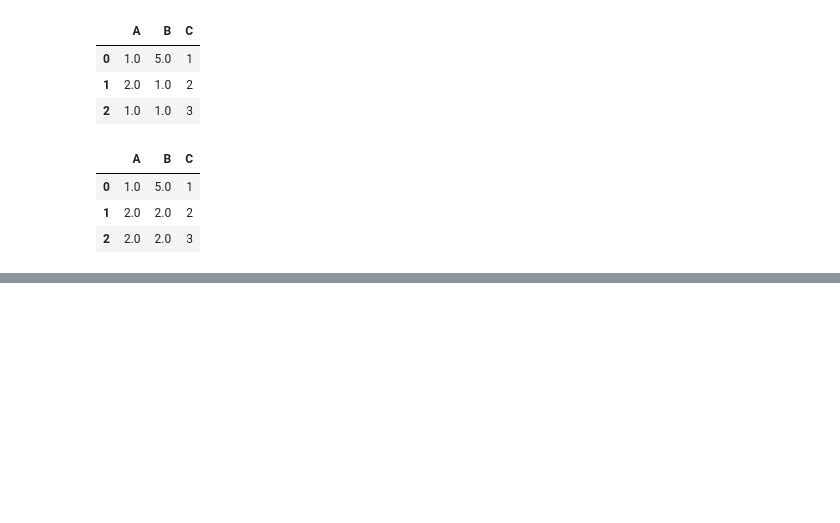
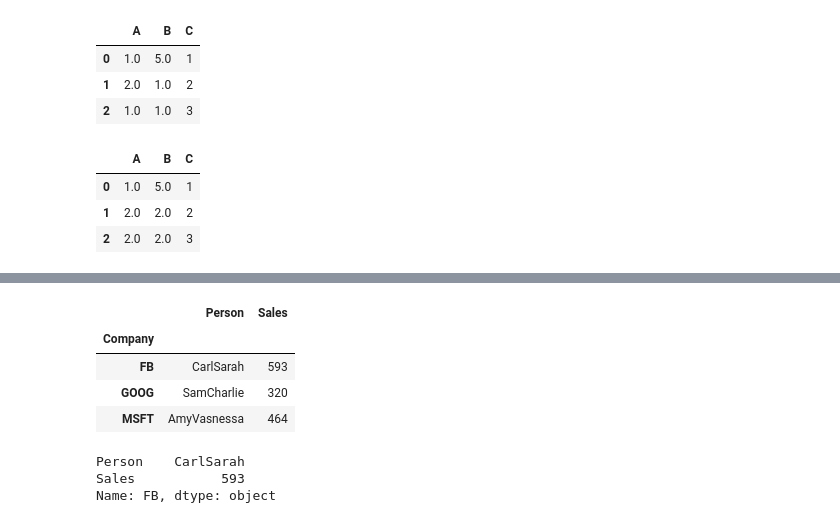
Before and after one commit to asheshh-lal/Python_practice_libraries, a Jupyter notebook: pandas.ipynb, the cells around one changed output, grey strips where cells are left out. Saved outputs shown, nothing was run; the diff lists cells and outputs as text; code cells hidden in the pictures; blank space fills up the shorter version.

```diff
--- a/pandas.ipynb
+++ b/pandas.ipynb
@@ -689,0 +710,16 @@ df.fillna(df['A'].max())
+# %%
+sumnum=byComp.sum()
+# %%
+sumnum
+# %% [output]
+|  | Person | Sales |
+| Company |  |  |
+| FB | CarlSarah | 593 |
+| GOOG | SamCharlie | 320 |
+| MSFT | AmyVasnessa | 464 |
+# %%
+sumnum.loc['FB']
+# %% [output]
+Person    CarlSarah
+Sales           593
+Name: FB, dtype: object
```
Also changed, not shown: parts of 15 cells of this notebook.
